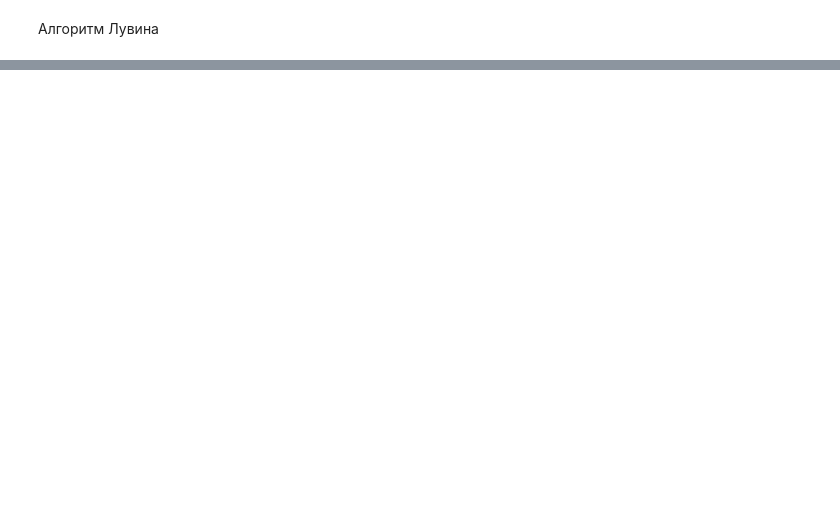
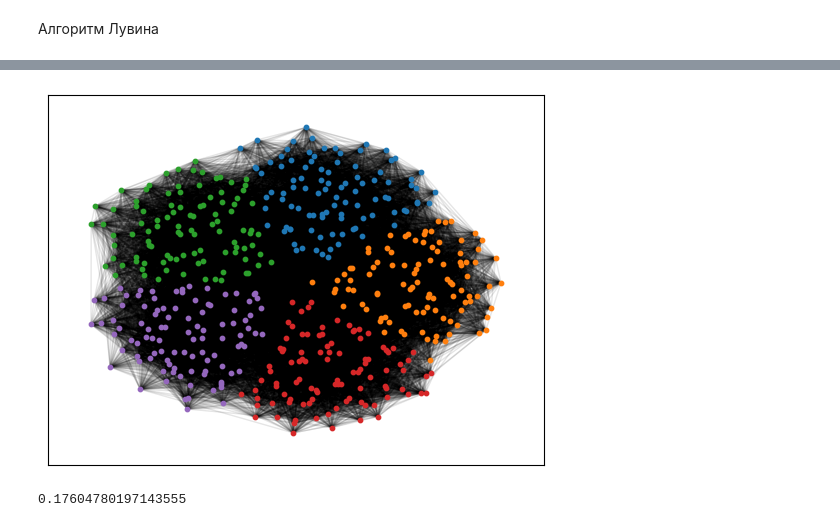
Before and after one commit to DrStarland/BMSTU-recommendation-systems, a Jupyter notebook: 6/main_6.ipynb, the cells around one changed output, grey strips where cells are left out. Saved outputs shown, nothing was run; the diff lists cells and outputs as text; code cells hidden in the pictures; blank space fills up the shorter version.

```diff
--- a/6/main_6.ipynb
+++ b/6/main_6.ipynb
@@ -490,0 +508,16 @@ visualize_graph(G, pos, labels_dict=labels_dict, colors=COLORS, node_size=10)
+# %%
+res = nx.community.louvain_communities(G)
+hemp = {i: value for i, value in enumerate(res)}
+visualize_graph(G, pos, labels_dict=hemp, colors=COLORS, node_size=10)
+# %%
+visualize_graph(G, pos, labels_dict=hemp, colors=COLORS, node_size=10)
+# %% [output]
+[figure, added]
+# %%
+start_time = time.time()
+#         for i in range(0, 100):
+res = nx.community.girvan_newman(G)
+end_time = time.time()
+print(end_time - start_time)
+# %% [output]
+0.17604780197143555
```
Also changed, not shown: parts of 23 cells of this notebook, 1 other file.
